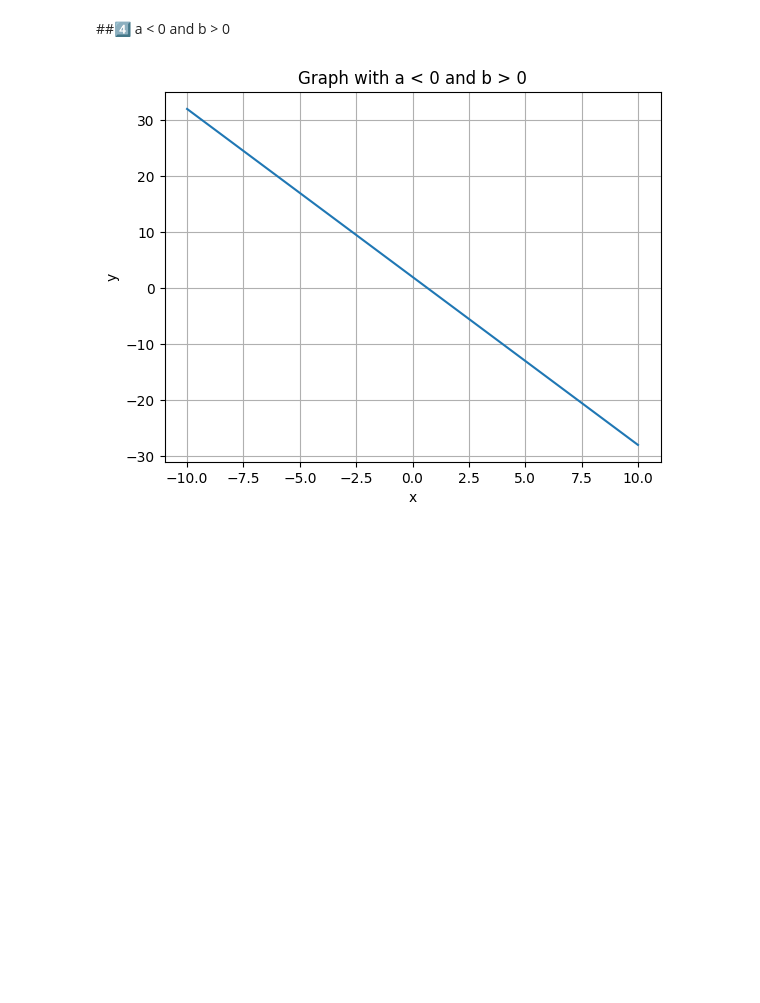
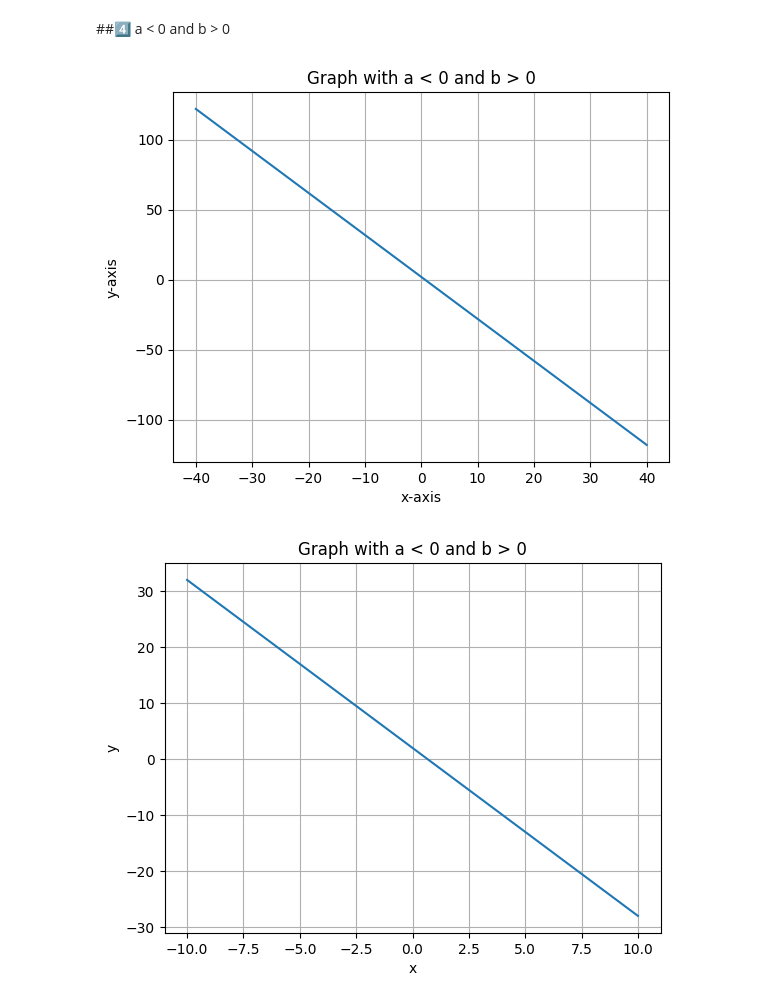
Before and after one commit to adorable827/Data_Analysis, a Jupyter notebook: 9_LinearEquation.ipynb, the cells around one changed output. Drawn from its saved outputs; the diff is of its cells as text; code cells hidden in the pictures; blank space fills up the shorter version.

```diff
--- a/9_LinearEquation.ipynb
+++ b/9_LinearEquation.ipynb
@@ -103,6 +161,25 @@ plt.show()
 [figure]
 # %% [markdown]
 ##4️⃣ a < 0 and b > 0
+# %%
+import matplotlib.pyplot as plt
+import numpy as np
+
+x = np.linspace(-40, 40, 100)
+
+a = -3
+b = 2
+
+y = b + a * x
+
+plt.plot(x, y)
+plt.xlabel('x-axis')
+plt.ylabel('y-axis')
+plt.title('Graph with a < 0 and b > 0')
+plt.grid(True)
+plt.show()
+# %% [output]
+[figure, added]
 # %%
 import matplotlib.pyplot as plt
 import numpy as np
```
Also changed, not shown: parts of 5 cells of this notebook.
